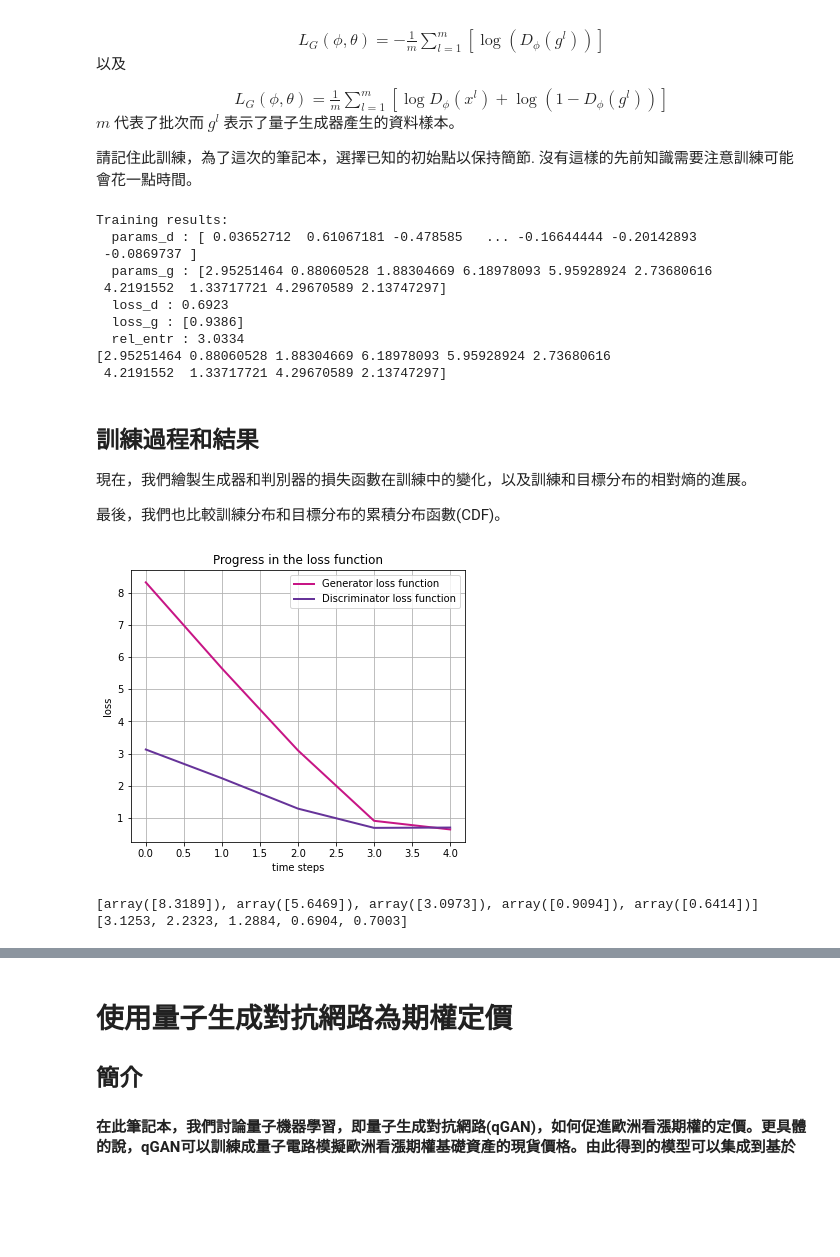
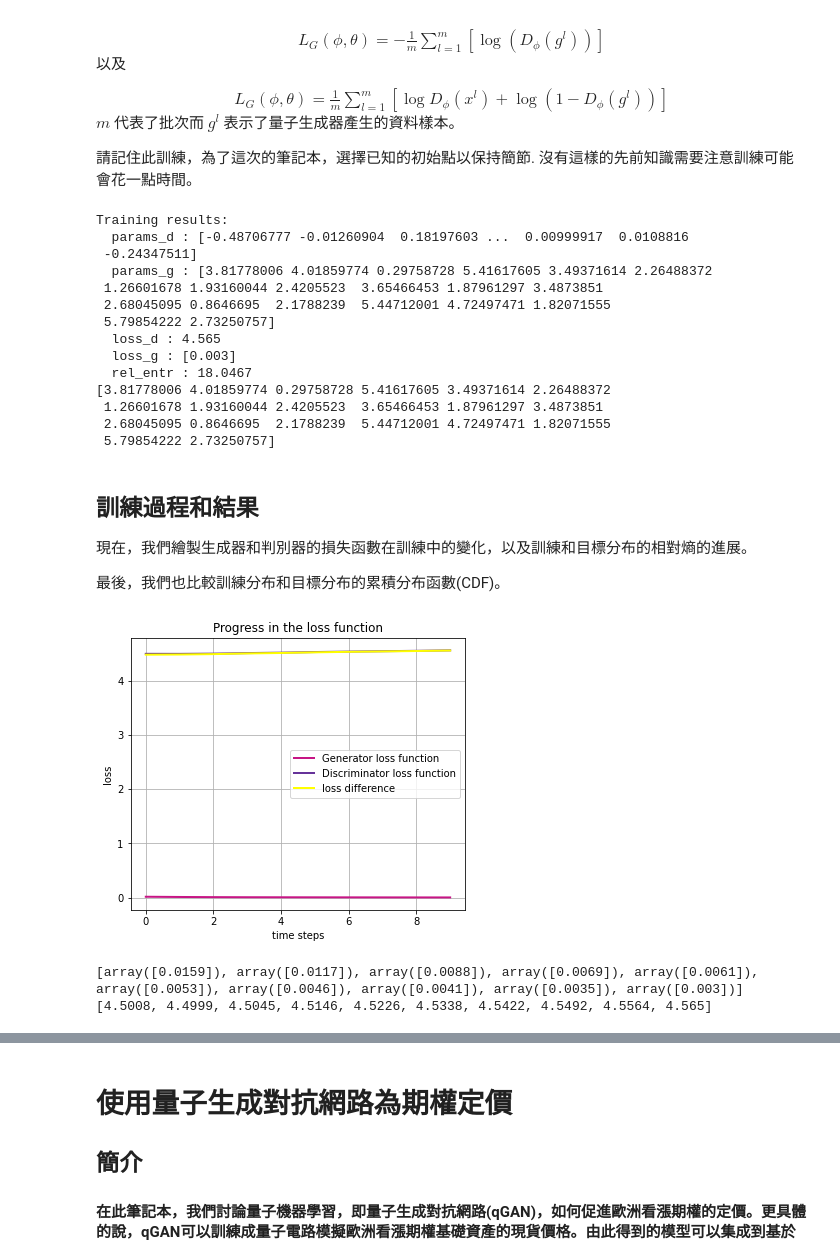
Before and after one commit to showhandss/qGan_new_energy, a Jupyter notebook: qgan load & pricing.ipynb, the cells around one changed output, grey strips where cells are left out. Drawn from its saved outputs; the diff is of its cells as text; code cells hidden in the pictures; blank space fills up the shorter version.

```diff
--- a/qgan load & pricing.ipynb
+++ b/qgan load & pricing.ipynb
@@ -49,28 +50,34 @@ algorithm_globals.random_seed = seed
 # 訓練資料的樣本數
 start = time.process_time()
 N = 4000
-qubits_num = 5
+qubits_num = 10
 
 # 把高盛能源金屬指數的數據轉換成對數正態分布以找出平均值和標準差
-data_list = []
-data_list = pandas.read_csv("ttt.csv")
+data = []
+data = pandas.read_csv("ttt.csv", names=["price"])
+scaler = StandardScaler()
+data_list = scaler.fit_transform(data) # 将数据更改使得数据可以被fit
+print(data_list)
 data_arr = np.array(data_list)
 actual_data = data_arr.astype(float)
-sample = np.log10(actual_data)
-sigma,loc,scale = stats.lognorm.fit(sample)
+
+print("actual_data:",actual_data)
+sigma,loc,scale = stats.lognorm.fit(actual_data)
 estimated_mu = np.log(scale)
 estimated_sigma = sigma
 real_data = np.random.lognormal(mean=estimated_mu, sigma=estimated_sigma, size=N)
+print("mu:{},sigma:{}".format(estimated_mu,estimated_sigma))
 
 # 將數據標準化
 Dmin = real_data.min()
 Dmax = real_data.max()
-new_data = []
-for i in real_data:
-    new = (i - Dmin) / (Dmax - Dmin) * (2 ** qubits_num - 1)
-    new_data.append(new)
-print(new_data)
-real_data = new_data
+# new_data = []
+# for i in real_data:
+#     new = (i - Dmin) / (Dmax - Dmin) * (2 ** qubits_num - 1)
+#     new_data.append(new)
+# #print(new_data)
+print(Dmin,Dmax)
+# real_data = new_data
 
 # 根據資料的維度設置量子位元為 k 個量子位元串列[#q_0,...,#q_k-1]
 load_num_qubits = [qubits_num]
@@ -93,13 +115,13 @@ qGAN 包括一個量子生成器 $G_\theta$ ，即是一個擬設，和一個經
 # %%
 # 設置人工智慧訓練型樣的數量
 # 記住:演算法的執行時間可以透過減少人工智慧訓練型樣的數量來降低
-num_epochs = 5
+num_epochs = 10
 # 批次量
 batch_size = int(N/num_epochs)
 
 # 初始化 qGAN
 qgan = QGAN(real_data, load_bounds, load_num_qubits, batch_size, num_epochs, snapshot_dir=None)
-qgan.seed = 1
+qgan.seed = 11
 # 設置 quantum instance 以執行量子生成器
 quantum_instance = QuantumInstance(backend=BasicAer.get_backend('statevector_simulator'),
                                    seed_transpiler=seed, seed_simulator=seed)
@@ -113,6 +135,7 @@ ansatz = TwoLocal(int(np.sum(load_num_qubits)), 'ry', 'cz', 'linear', reps=1, in
 # 設置初始參數用於減少訓練時間進而降低筆記的執行時間
 # 你可以提升人工智慧訓練型樣的數量並使用隨機初始參數
 init_params = np.random.rand(ansatz.num_parameters_settable) * 2 * np.pi
+# init_params = [100,100,100,100,100,100,100,100,100,100]
 load_g_circuit = ansatz.compose(init_dist, front=True)
 
 # 設置量子生成器
@@ -147,15 +170,19 @@ for key, value in result.items():
 print(result['params_g'])
 # %% [output]
 Training results:
-  params_d : [ 0.03652712  0.61067181 -0.478585   ... -0.16644444 -0.20142893
- -0.0869737 ]
-  params_g : [2.95251464 0.88060528 1.88304669 6.18978093 5.95928924 2.73680616
- 4.2191552  1.33717721 4.29670589 2.13747297]
-  loss_d : 0.6923
-  loss_g : [0.9386]
-  rel_entr : 3.0334
-[2.95251464 0.88060528 1.88304669 6.18978093 5.95928924 2.73680616
- 4.2191552  1.33717721 4.29670589 2.13747297]
+  params_d : [-0.48706777 -0.01260904  0.18197603 ...  0.00999917  0.0108816
+ -0.24347511]
+  params_g : [3.81778006 4.01859774 0.29758728 5.41617605 3.49371614 2.26488372
+ 1.26601678 1.93160044 2.4205523  3.65466453 1.87961297 3.4873851
+ 2.68045095 0.8646695  2.1788239  5.44712001 4.72497471 1.82071555
+ 5.79854222 2.73250757]
+  loss_d : 4.565
+  loss_g : [0.003]
+  rel_entr : 18.0467
+[3.81778006 4.01859774 0.29758728 5.41617605 3.49371614 2.26488372
+ 1.26601678 1.93160044 2.4205523  3.65466453 1.87961297 3.4873851
+ 2.68045095 0.8646695  2.1788239  5.44712001 4.72497471 1.82071555
+ 5.79854222 2.73250757]
 # %% [markdown]
 ## 訓練過程和結果
 
@@ -165,21 +192,25 @@ Training results:
 # %%
 # 繪製基於生成器和判別器的損失函數進展
 t_steps = np.arange(num_epochs)
+def func(aa,bb):
+    return abs(aa-bb)
+trytry = list(map(func, qgan.g_loss, qgan.d_loss))
 plt.figure(figsize=(6,5))
 plt.title("Progress in the loss function")
 plt.plot(t_steps, qgan.g_loss, label='Generator loss function', color='mediumvioletred', linewidth=2)
 plt.plot(t_steps, qgan.d_loss, label='Discriminator loss function', color='rebeccapurple', linewidth=2)
+plt.plot(t_steps, trytry, label='loss difference', color='yellow', linewidth=2)
 plt.grid()
 plt.legend(loc='best')
 plt.xlabel('time steps')
 plt.ylabel('loss')
 plt.show()
 print(qgan.g_loss)
 print(qgan.d_loss)
 # %% [output]
-[figure, old version]
+[figure, new version]
-[array([8.3189]), array([5.6469]), array([3.0973]), array([0.9094]), array([0.6414])]
-[3.1253, 2.2323, 1.2884, 0.6904, 0.7003]
+[array([0.0159]), array([0.0117]), array([0.0088]), array([0.0069]), array([0.0061]), array([0.0053]), array([0.0046]), array([0.0041]), array([0.0035]), array([0.003])]
+[4.5008, 4.4999, 4.5045, 4.5146, 4.5226, 4.5338, 4.5422, 4.5492, 4.5564, 4.565]
 # %%
 # 繪製基於相對熵的進展
 plt.figure(figsize=(6,5))
```
Also changed, not shown: parts of 10 cells of this notebook, 3 other files.
